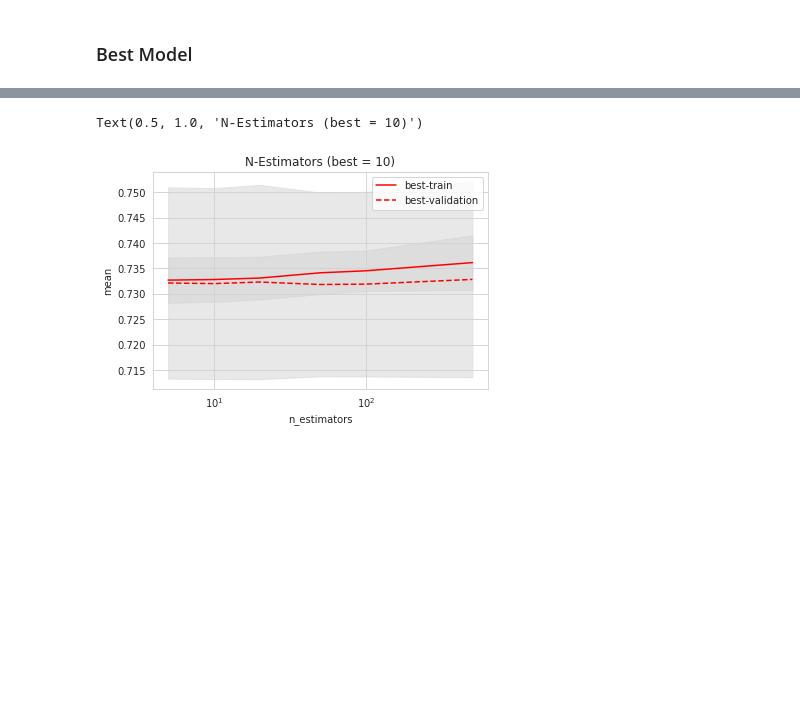
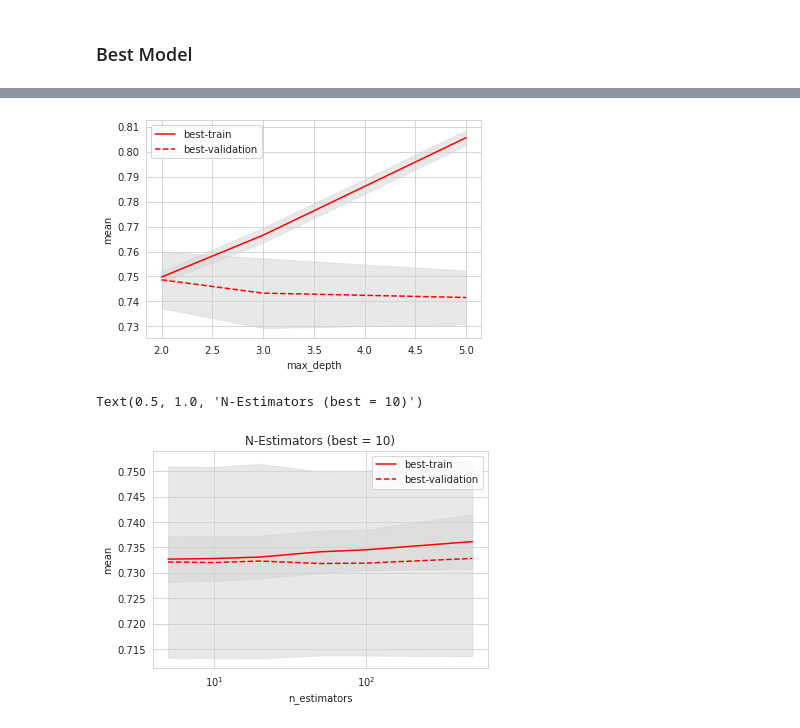
Before and after one commit to ebernatene/faire-ai, a Jupyter notebook: notebooks/FAIRE-AI.ipynb, the cells around one changed output, grey strips where cells are left out. Cells and saved outputs as stored; diff of their text form; code cells hidden in the pictures; blank space fills up the shorter version.

```diff
--- a/notebooks/FAIRE-AI.ipynb
+++ b/notebooks/FAIRE-AI.ipynb
@@ -462,3 +443,9 @@ results = pd.DataFrame(rf_search.cv_results_)
+# %%
+max_depth_results = results.loc[(results['param_classificator__n_estimators']==best_params['n_estimators'])]
+# %%
+plot_train_test(max_depth_results, parameter='max_depth', cv=CV, color='red',label='best')
+# %% [output]
+[figure, added]
 # %%
 n_estim_result = results.loc[(results['param_classificator__max_depth']==best_params['max_depth']) & \
                              (results['param_classificator__min_samples_split']==best_params['min_samples_split']) & \
```
Also changed, not shown: parts of 8 cells of this notebook.
